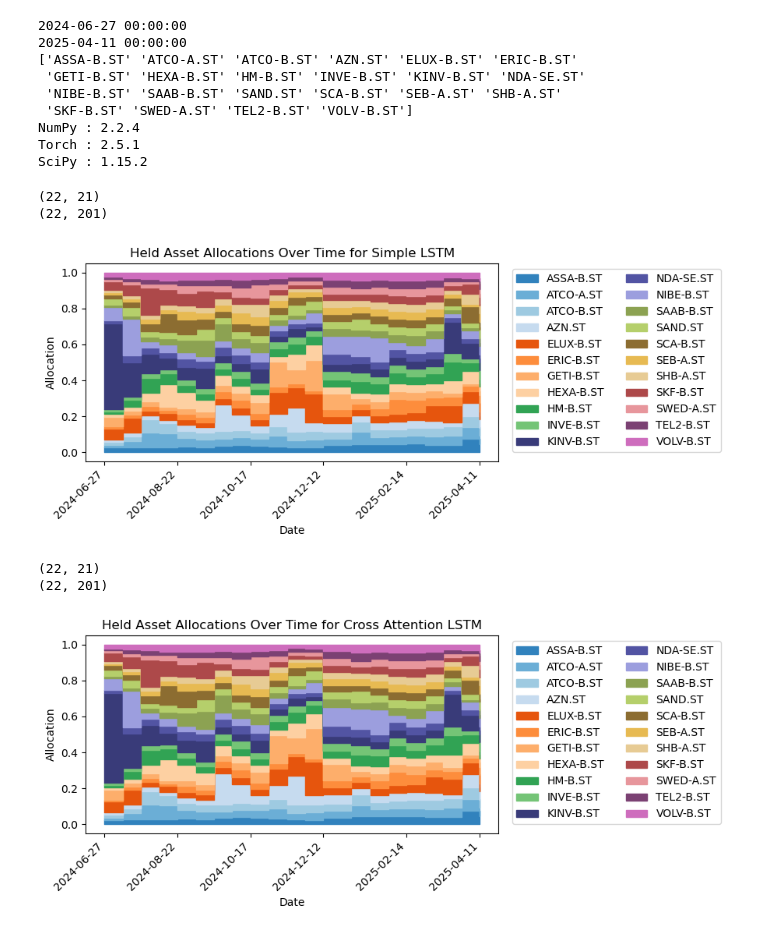
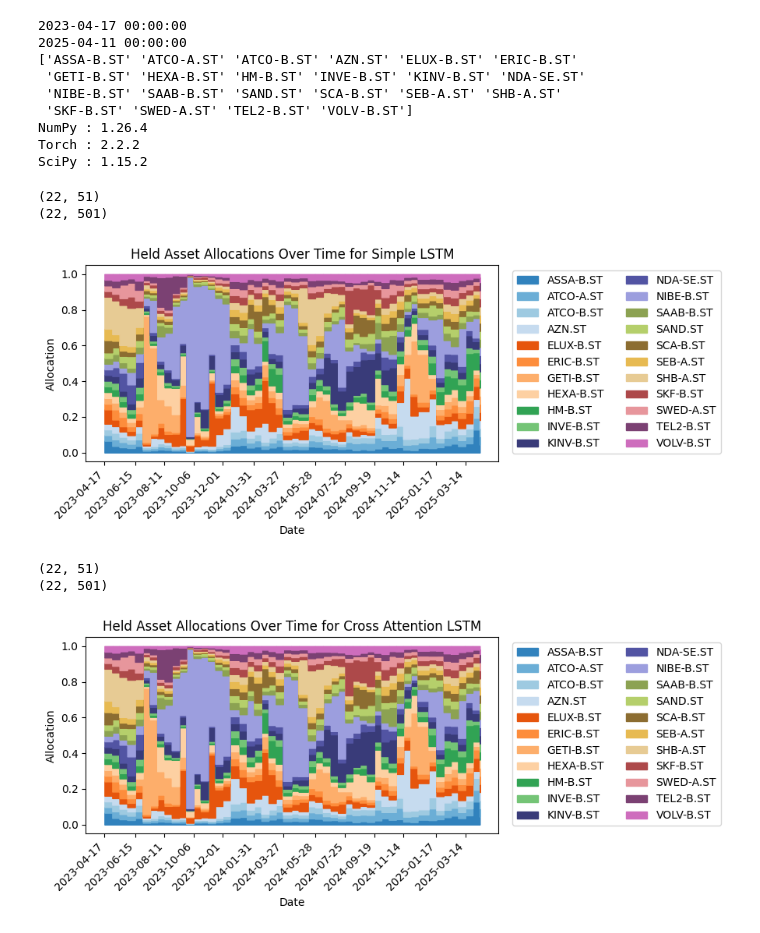
Before and after one commit to peogradin/Project-AMLNN, a Jupyter notebook: plot_saved_weights.ipynb, the cells around one changed output. Cells and saved outputs as stored; diff of their text form; code cells hidden in the pictures.

Commit message:
final 100w test + corr plots

```diff
--- a/plot_saved_weights.ipynb
+++ b/plot_saved_weights.ipynb
@@ -7,7 +7,7 @@ df = pd.read_csv(
     parse_dates=["Date"],
     index_col="Date"
 )
-start_test_point = df.index[-210*22]
+start_test_point = df.index[-510*22]
 print(start_test_point)
 end_test_point = df.index[-10*22]
 print(end_test_point)
@@ -27,22 +27,22 @@ print("NumPy :", numpy.__version__)   # → 1.26.4
 print("Torch :", torch.__version__)   # → 2.2.2
 print("SciPy :", scipy.__version__)   # → 1.15.2
 # %% [output]
-2024-06-27 00:00:00
+2023-04-17 00:00:00
 2025-04-11 00:00:00
 ['ASSA-B.ST' 'ATCO-A.ST' 'ATCO-B.ST' 'AZN.ST' 'ELUX-B.ST' 'ERIC-B.ST'
  'GETI-B.ST' 'HEXA-B.ST' 'HM-B.ST' 'INVE-B.ST' 'KINV-B.ST' 'NDA-SE.ST'
  'NIBE-B.ST' 'SAAB-B.ST' 'SAND.ST' 'SCA-B.ST' 'SEB-A.ST' 'SHB-A.ST'
  'SKF-B.ST' 'SWED-A.ST' 'TEL2-B.ST' 'VOLV-B.ST']
-NumPy : 2.2.4
-Torch : 2.5.1
+NumPy : 1.26.4
+Torch : 2.2.2
 SciPy : 1.15.2
 # %%
 
 window_step_length = 5
-window_size = 40
-num_test_points = 200
+window_size = 100
+num_test_points = 500
 
-horizon = 20 #3 is good
+horizon = 10 #3 is good
 target_idx = 0
 # %%
 import numpy as np
@@ -111,41 +111,43 @@ def allocate_from_weights(weights, horizon, num_of_test_points):
     all_weights_expanded = expand_weights(all_weights, horizon, num_of_test_points, only_use_positive_weights=True)
 
     allocations = softmax_np(all_weights_expanded)
 
     return allocations
 
+
+
 def calc_alloc(weights, tickers, title, horizon):
     all_weights = weights
     all_weights = np.concatenate([weights, weights[:,-1:]], axis = 1)
     print(weights.shape)
 
     #np.save('saved_weights\\simple_lstm.npy', all_weights)
 
     alloc = allocate_from_weights(all_weights, horizon=horizon, num_of_test_points=num_test_points)
     print(alloc.shape)
 
     alloc_diff = np.diff(alloc, axis=1)
     alloc_diff = np.concatenate([alloc_diff, np.zeros((len(tickers),1))], axis=1)
     alloc_diff = 0.5* np.sum(np.abs(alloc_diff), axis=0)
 
 
 
     # call with your alloc, tickers and test_indices as dates:
     plot_allocations(alloc, tickers, test_indices, title)
     return alloc, alloc_diff
 #np.save('best_allocations.npy',alloc)
 
 #asGRU, adsGRU = calc_alloc(np.load('saved_weights\simple_gru.npy'), all_tickers)
-asLSTM, adsLSTM = calc_alloc(np.load('saved_weights\cross_lstm_200testpoints_10horizon_120hidden_5l_24head_new_norm_40ws_5step_17_04_23_mape_6_3888.npy'), all_tickers, title='Simple LSTM', horizon=10)
+asLSTM, adsLSTM = calc_alloc(np.load('saved_weights\cross_lstm_511testpoints_10horizon_120hidden_5l_24head_new_norm_100ws_5step_17_04_23.npy'), all_tickers, title='Simple LSTM', horizon=10)
 #acrossGRU, adcrossGRU = calc_alloc(np.load('saved_weights\cross_gru.npy'), all_tickers)
-acrossLSTM, adcrossLSTM = calc_alloc(np.load('saved_weights\cross_lstm_200testpoints_10horizon_120hidden_new_norm_40ws_5step_17_04_23_mape_6_4569.npy'), all_tickers, title='Cross Attention LSTM', horizon=10)
+acrossLSTM, adcrossLSTM = calc_alloc(np.load('saved_weights\cross_lstm_511testpoints_10horizon_120hidden_5l_24head_new_norm_100ws_5step_17_04_23.npy'), all_tickers, title='Cross Attention LSTM', horizon=10)
 # %% [output]
-(22, 21)
-(22, 201)
+(22, 51)
+(22, 501)
-[figure, old version]
+[figure, new version]
-(22, 21)
-(22, 201)
+(22, 51)
+(22, 501)
-[figure, old version]
+[figure, new version]
 # %%
 from allocation_functions.allocation_functions import calculate_asset_returns_cont, calculate_portfolio_returns, calculate_cumulative_portfolio_returns
 import matplotlib.pyplot as plt
```
Also changed, not shown: parts of 2 cells of this notebook, 4 other files.
